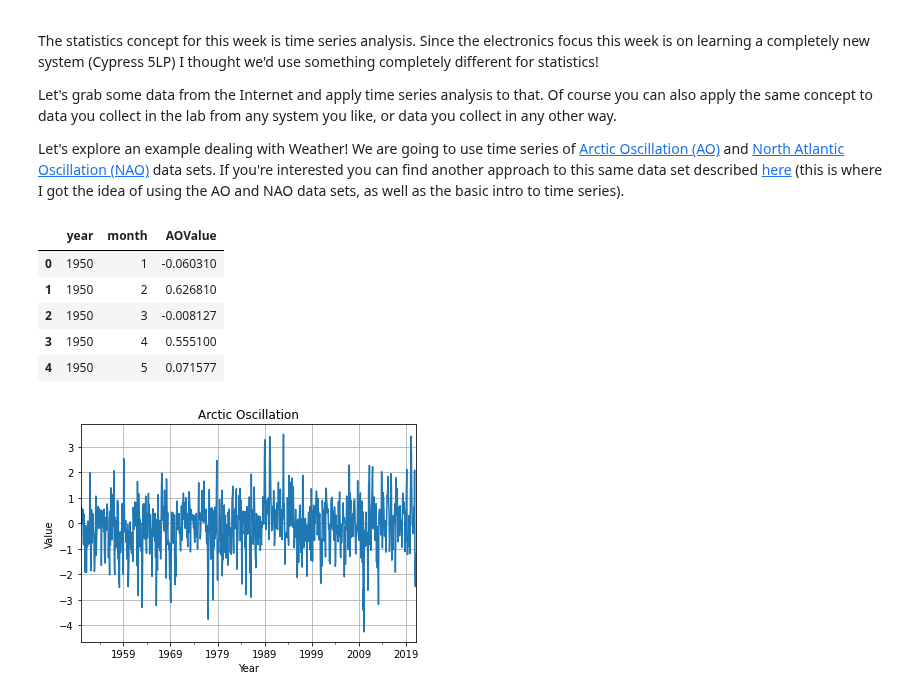
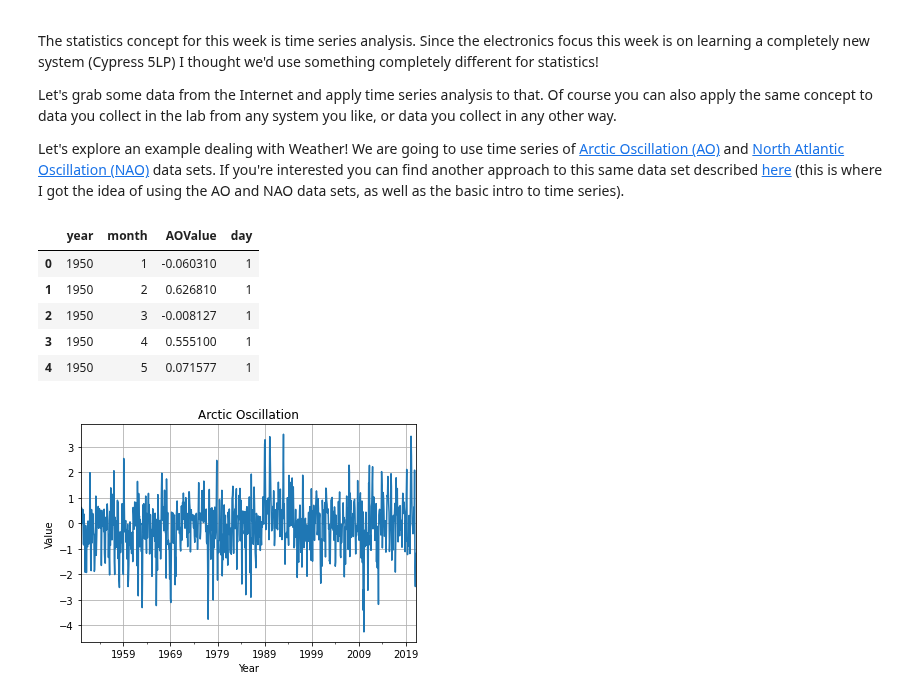
Before and after one commit to sspickle/instrumentation-projects, a Jupyter notebook: proj6/Time Series Analysis.ipynb, the cells around one changed output. Saved outputs shown, nothing was run; the diff lists cells and outputs as text; code cells hidden in the pictures.

```diff
--- a/proj6/Time Series Analysis.ipynb
+++ b/proj6/Time Series Analysis.ipynb
@@ -18,15 +18,16 @@ pd.set_option('display.max_rows',15) # this limit maximum numbers of rows
 # %%
 #
 # Grab some data from noaa about the AO. This actually pulls the live data from noaa.
 #
 url="http://www.cpc.ncep.noaa.gov/products/precip/CWlink/daily_ao_index/monthly.ao.index.b50.current.ascii"
 dfAO=pd.read_csv(url, header=None, names=['year','month','AOValue'], delim_whitespace=True)
+dfAO['day'] = 1
 dfAO.head()
 # %% [output]
-|  | year | month | AOValue |
-| 0 | 1950 | 1 | -0.060310 |
-| 1 | 1950 | 2 | 0.626810 |
-| 2 | 1950 | 3 | -0.008127 |
-| 3 | 1950 | 4 | 0.555100 |
-| 4 | 1950 | 5 | 0.071577 |
+|  | year | month | AOValue | day |
+| 0 | 1950 | 1 | -0.060310 | 1 |
+| 1 | 1950 | 2 | 0.626810 | 1 |
+| 2 | 1950 | 3 | -0.008127 | 1 |
+| 3 | 1950 | 4 | 0.555100 | 1 |
+| 4 | 1950 | 5 | 0.071577 | 1 |
 # %%
```
Also changed, not shown: parts of 12 cells of this notebook, 2 other files.
